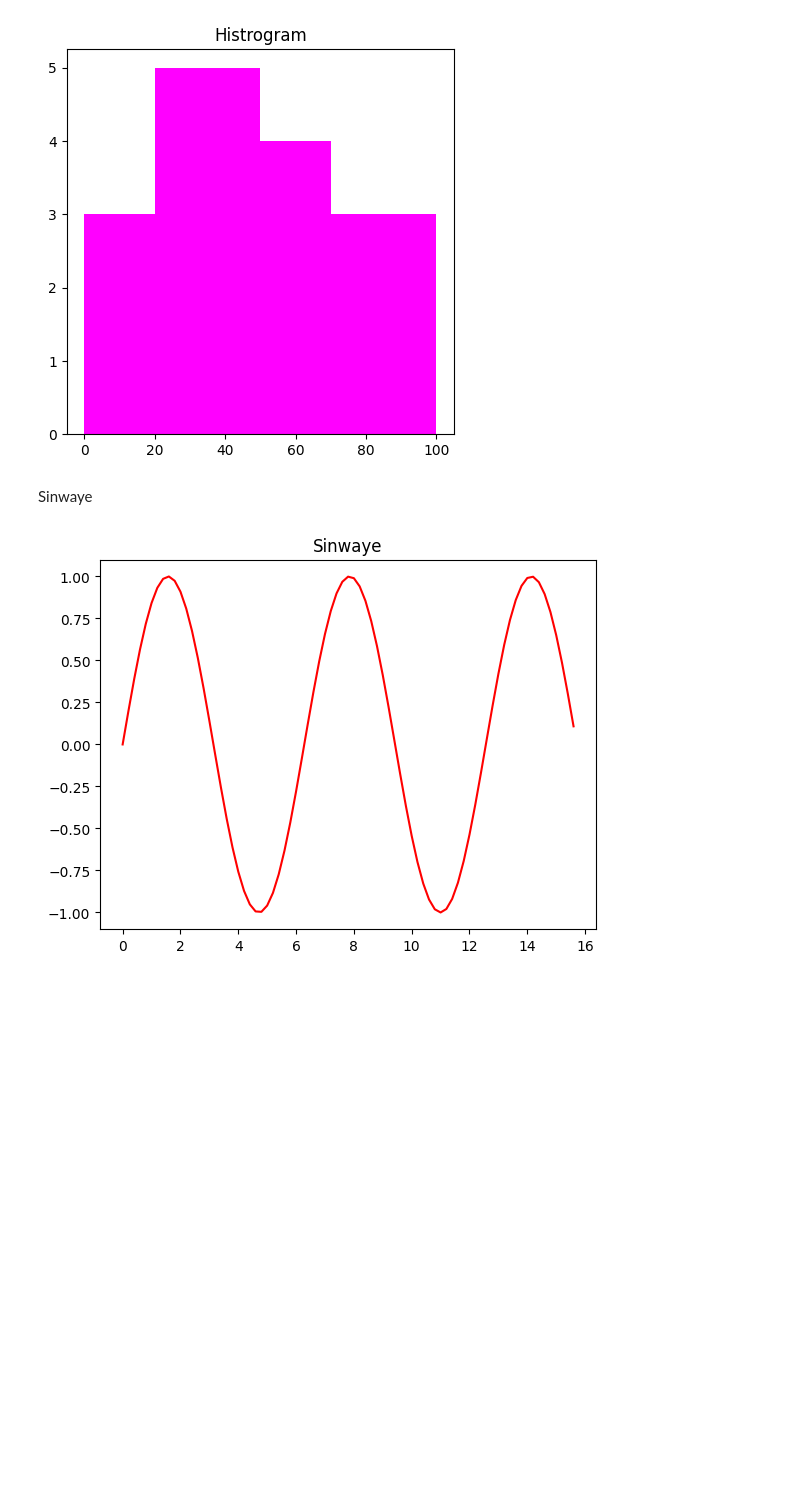
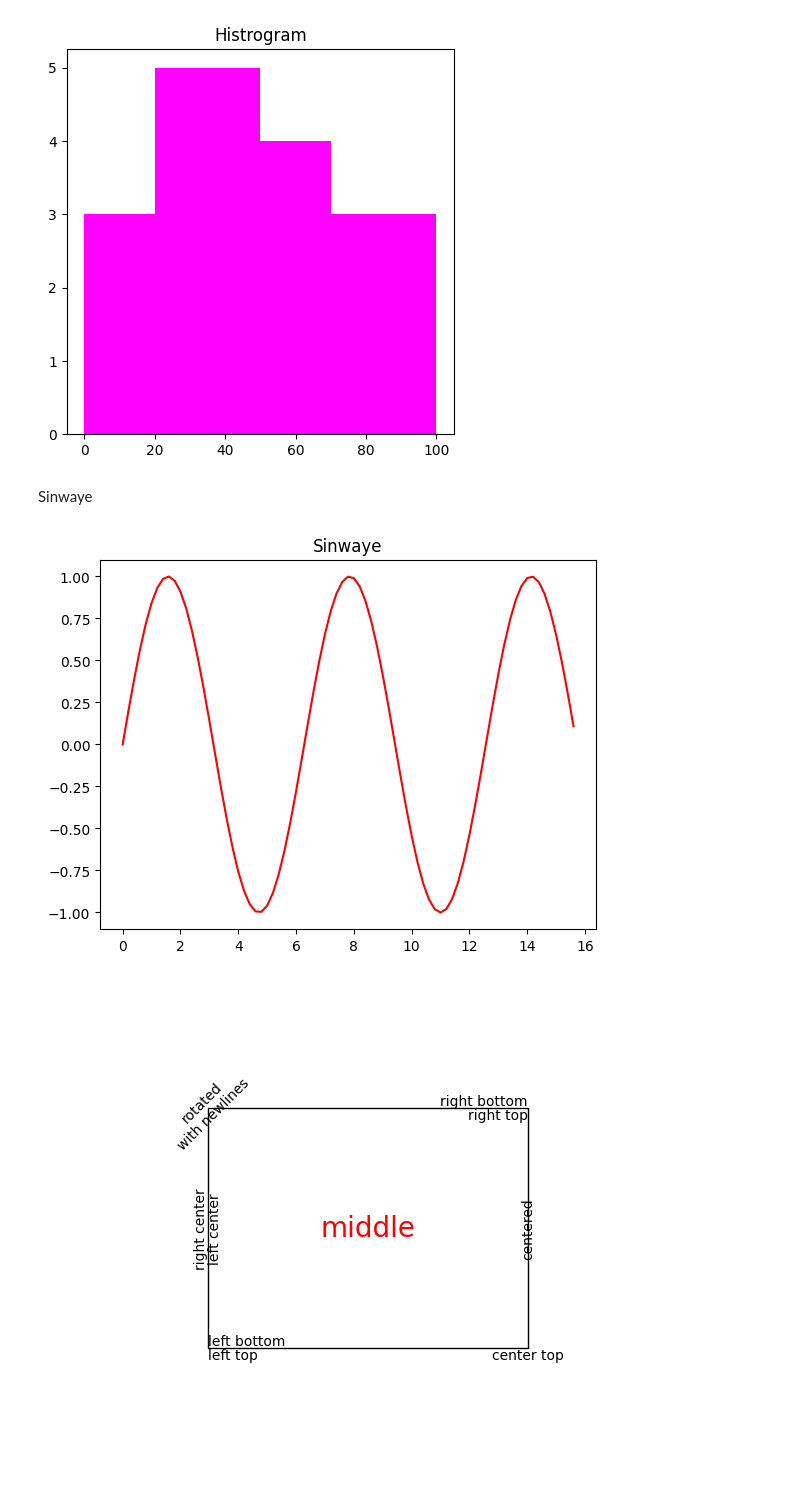
Before and after one commit to shankar1R/AI-ML, a Jupyter notebook: Matplotlib.ipynb, the cells around one changed output. Cells and saved outputs as stored; diff of their text form; code cells hidden in the pictures; blank space fills up the shorter version.

```diff
--- a/Matplotlib.ipynb
+++ b/Matplotlib.ipynb
@@ -179,3 +179,83 @@ plt.plot(x,y,color="red")
 plt.show()
 # %% [output]
 [figure]
+# %%
+import matplotlib.pyplot as plt
+import matplotlib.patches as patches
+
+# build a rectangle in axes coords
+left, width = .25, .5
+bottom, height = .25, .5
+right = left + width
+top = bottom + height
+
+fig = plt.figure()
+ax = fig.add_axes([0, 0, 1, 1])
+
+# axes coordinates are 0,0 is bottom left and 1,1 is upper right
+p = patches.Rectangle(
+    (left, bottom), width, height,
+    fill=False, transform=ax.transAxes, clip_on=False
+    )
+
+ax.add_patch(p)
+
+ax.text(left, bottom, 'left top',
+        horizontalalignment='left',
+        verticalalignment='top',
+        transform=ax.transAxes)
+
+ax.text(left, bottom, 'left bottom',
+        horizontalalignment='left',
+        verticalalignment='bottom',
+        transform=ax.transAxes)
+
+ax.text(right, top, 'right bottom',
+        horizontalalignment='right',
+        verticalalignment='bottom',
+        transform=ax.transAxes)
+
+ax.text(right, top, 'right top',
+        horizontalalignment='right',
+        verticalalignment='top',
+        transform=ax.transAxes)
+
+ax.text(right, bottom, 'center top',
+        horizontalalignment='center',
+        verticalalignment='top',
+        transform=ax.transAxes)
+
+ax.text(left, 0.5*(bottom+top), 'right center',
+        horizontalalignment='right',
+        verticalalignment='center',
+        rotation='vertical',
+        transform=ax.transAxes)
+
+ax.text(left, 0.5*(bottom+top), 'left center',
+        horizontalalignment='left',
+        verticalalignment='center',
+        rotation='vertical',
+        transform=ax.transAxes)
+
+ax.text(0.5*(left+right), 0.5*(bottom+top), 'middle',
+        horizontalalignment='center',
+        verticalalignment='center',
+        fontsize=20, color='red',
+        transform=ax.transAxes)
+
+ax.text(right, 0.5*(bottom+top), 'centered',
+        horizontalalignment='center',
+        verticalalignment='center',
+        rotation='vertical',
+        transform=ax.transAxes)
+
+ax.text(left, top, 'rotated\nwith newlines',
+        horizontalalignment='center',
+        verticalalignment='center',
+        rotation=45,
+        transform=ax.transAxes)
+
+ax.set_axis_off()
+plt.show()
+# %% [output]
+[figure, added]
```
Also changed, not shown: parts of 2 cells of this notebook, 1 other file.
